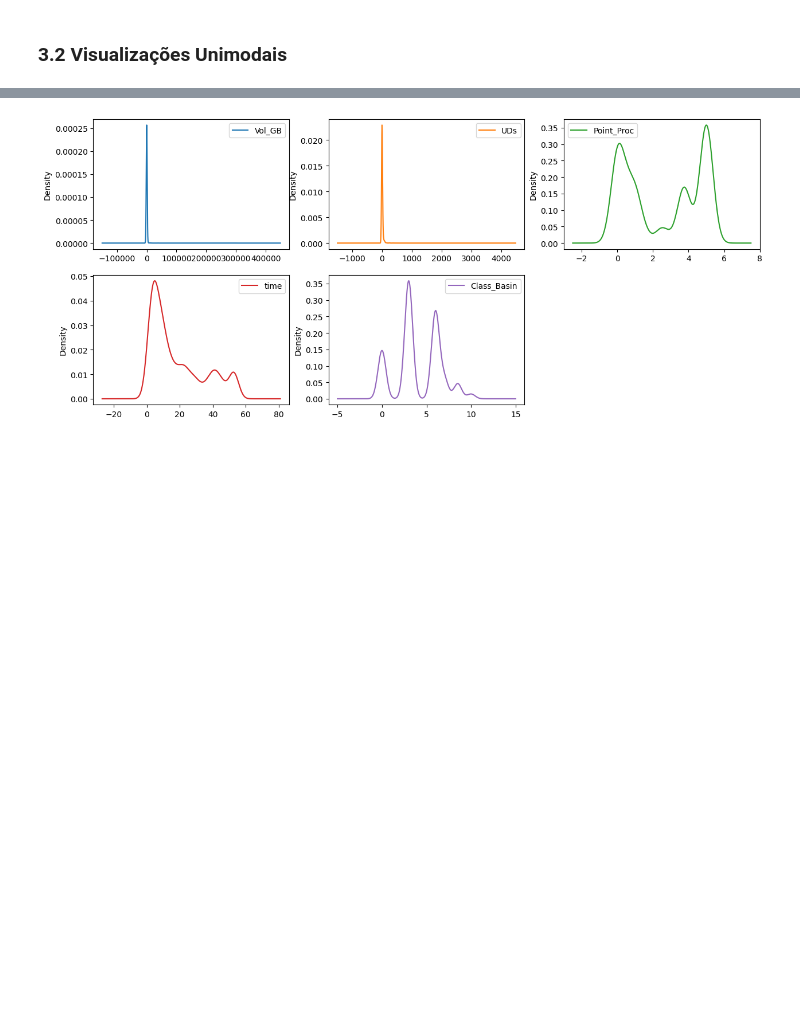
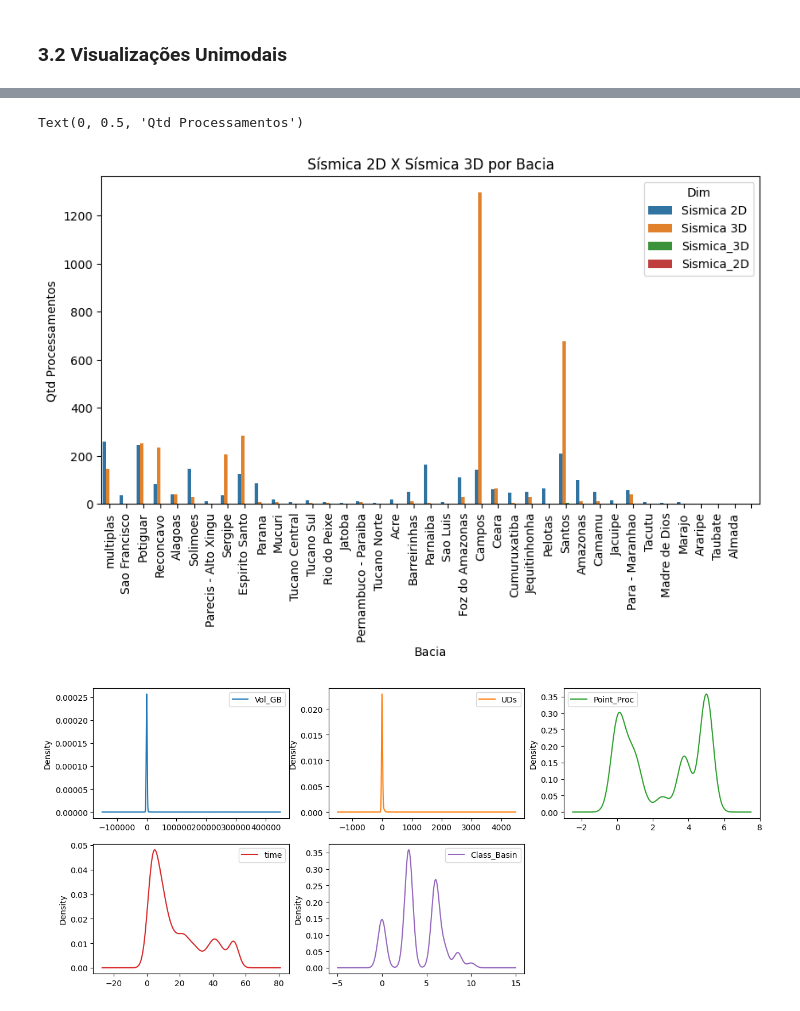
Before and after one commit to leoalexandre/MVP_ADBP, a Jupyter notebook: mvp_anp_seismic.ipynb, the cells around one changed output, grey strips where cells are left out. Saved outputs shown, nothing was run; the diff lists cells and outputs as text; code cells hidden in the pictures; blank space fills up the shorter version.

```diff
--- a/mvp_anp_seismic.ipynb
+++ b/mvp_anp_seismic.ipynb
@@ -269,3 +274,14 @@ plt.show()
+# %%
+#Plotando a quantidade de programas sísmicos por dimensionalidade dentro das bacias
+plt.figure(figsize=(10,5))
+sns.countplot(x='Basin', hue= 'Dim', data=dados_anp)
+plt.xticks(rotation=90)
+plt.title('Sísmica 2D X Sísmica 3D por Bacia')
+plt.xlabel('Bacia')
+plt.ylabel('Qtd Processamentos')
+# %% [output]
+Text(0, 0.5, 'Qtd Processamentos')
+[figure, added]
 # %%
 # Density Plot
 dataset.plot(kind = 'density', subplots = True, layout = (3,3), sharex = False, figsize = (15,10))
```
Also changed, not shown: parts of 18 cells of this notebook.
